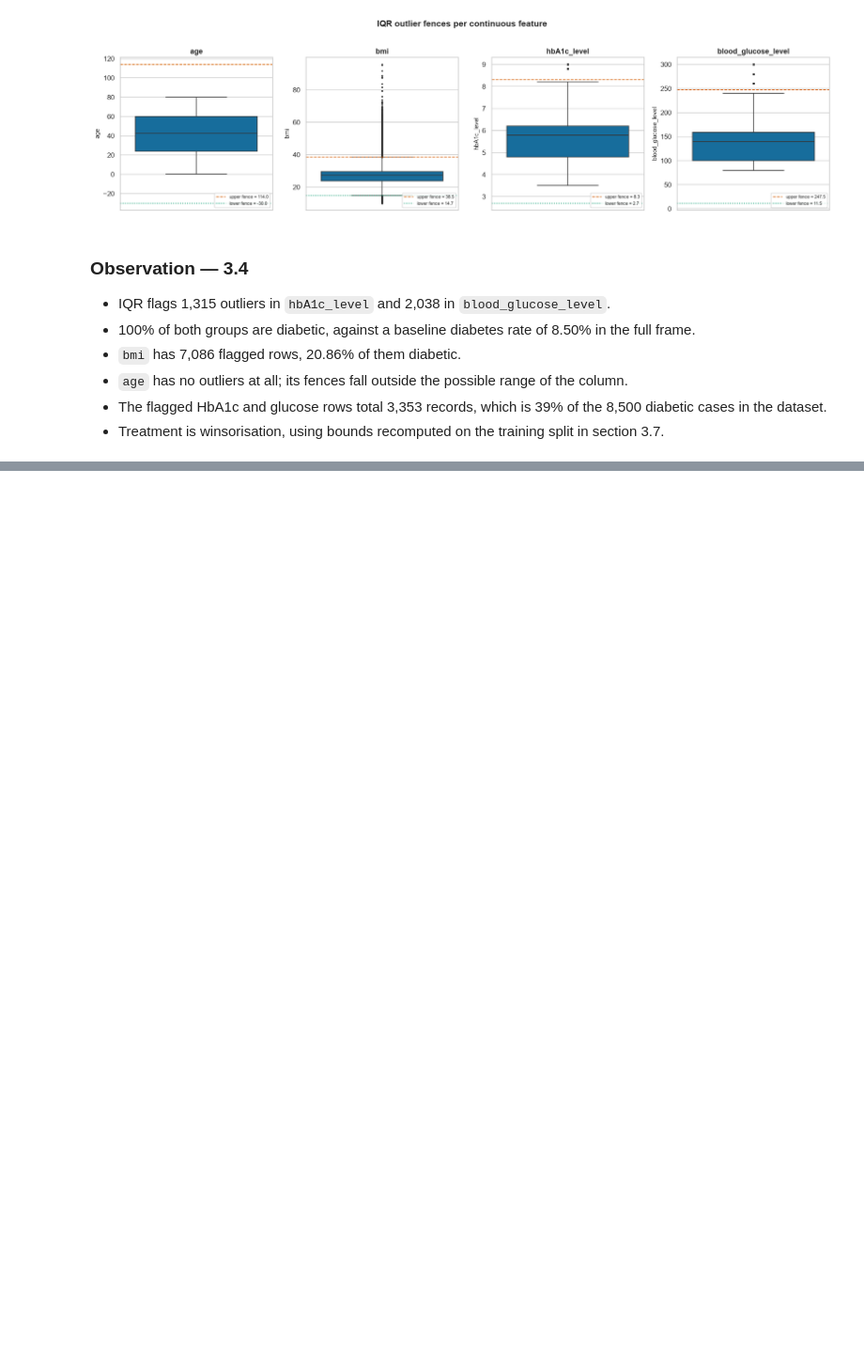
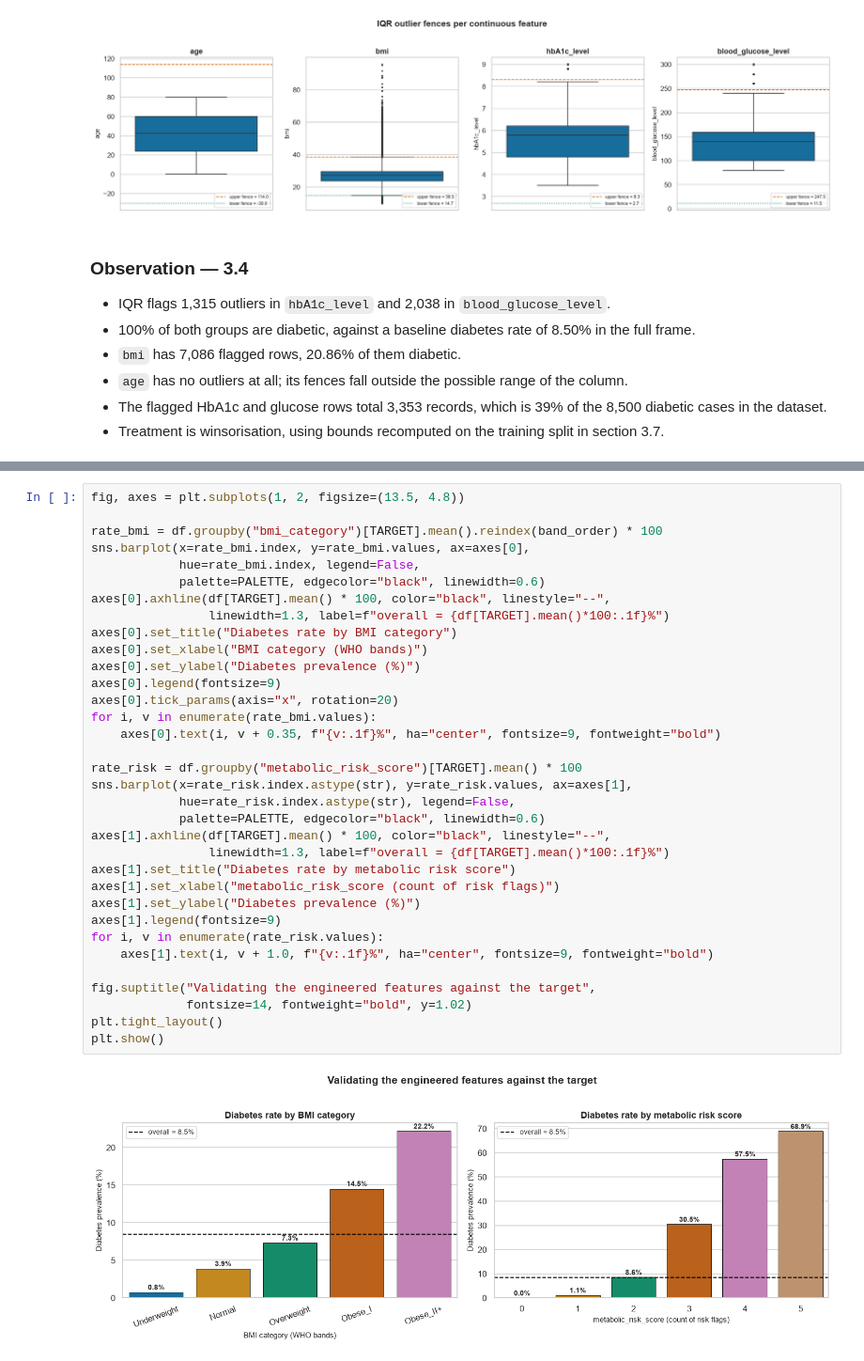
Before and after one commit to renexaan/glucotrack, a Jupyter notebook: notebooks/classification.ipynb, the cells around one changed output, grey strips where cells are left out. Shown at 94% size. Cells and saved outputs as stored; diff of their text form; blank space fills up the shorter version.

Commit message:
feat: engineer three new features

```diff
--- a/notebooks/classification.ipynb
+++ b/notebooks/classification.ipynb
@@ -646,0 +782,36 @@ plt.show()
+# %%
+fig, axes = plt.subplots(1, 2, figsize=(13.5, 4.8))
+
+rate_bmi = df.groupby("bmi_category")[TARGET].mean().reindex(band_order) * 100
+sns.barplot(x=rate_bmi.index, y=rate_bmi.values, ax=axes[0],
+            hue=rate_bmi.index, legend=False,
+            palette=PALETTE, edgecolor="black", linewidth=0.6)
+axes[0].axhline(df[TARGET].mean() * 100, color="black", linestyle="--",
+                linewidth=1.3, label=f"overall = {df[TARGET].mean()*100:.1f}%")
+axes[0].set_title("Diabetes rate by BMI category")
+axes[0].set_xlabel("BMI category (WHO bands)")
+axes[0].set_ylabel("Diabetes prevalence (%)")
+axes[0].legend(fontsize=9)
+axes[0].tick_params(axis="x", rotation=20)
+for i, v in enumerate(rate_bmi.values):
+    axes[0].text(i, v + 0.35, f"{v:.1f}%", ha="center", fontsize=9, fontweight="bold")
+
+rate_risk = df.groupby("metabolic_risk_score")[TARGET].mean() * 100
+sns.barplot(x=rate_risk.index.astype(str), y=rate_risk.values, ax=axes[1],
+            hue=rate_risk.index.astype(str), legend=False,
+            palette=PALETTE, edgecolor="black", linewidth=0.6)
+axes[1].axhline(df[TARGET].mean() * 100, color="black", linestyle="--",
+                linewidth=1.3, label=f"overall = {df[TARGET].mean()*100:.1f}%")
+axes[1].set_title("Diabetes rate by metabolic risk score")
+axes[1].set_xlabel("metabolic_risk_score (count of risk flags)")
+axes[1].set_ylabel("Diabetes prevalence (%)")
+axes[1].legend(fontsize=9)
+for i, v in enumerate(rate_risk.values):
+    axes[1].text(i, v + 1.0, f"{v:.1f}%", ha="center", fontsize=9, fontweight="bold")
+
+fig.suptitle("Validating the engineered features against the target",
+             fontsize=14, fontweight="bold", y=1.02)
+plt.tight_layout()
+plt.show()
+# %% [output]
+[figure, added]
```
Also changed, not shown: parts of 5 cells of this notebook.
